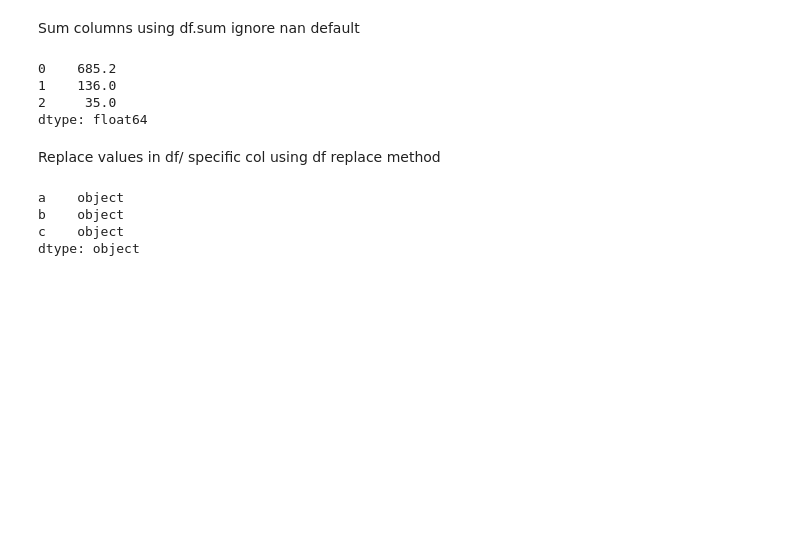
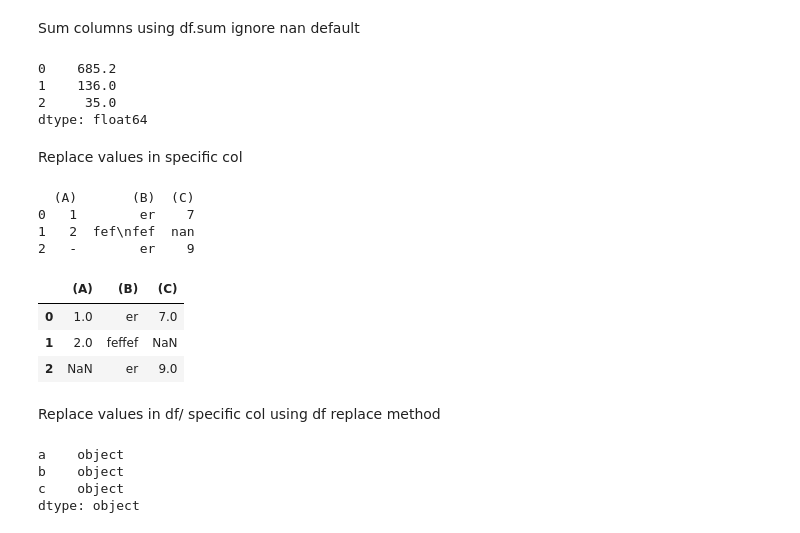
Before and after one commit to noaihere/distillery, a Jupyter notebook: short_python.ipynb, the cells around one changed output. Cells and saved outputs as stored; diff of their text form; code cells hidden in the pictures; blank space fills up the shorter version.

```diff
--- a/short_python.ipynb
+++ b/short_python.ipynb
@@ -152,6 +242,27 @@ df[['b','z']].sum(axis=1)
 1    136.0
 2     35.0
 dtype: float64
+# %% [markdown]
+Replace values in specific col
+# %%
+import numpy as np
+df = pd.DataFrame({'(A)':[1,2,'-'],
+                   '(B)':["er","fef\nfef","er"],
+                   '(C)':[7,'nan',9]})
+print(df)
+df["(A)"] = df["(A)"].replace("-", np.nan)
+df['(B)'] = df['(B)'].replace(r'\n','', regex=True)
+df['(C)'] = df['(C)'].replace('nan',np.nan)
+df
+# %% [output]
+  (A)       (B)  (C)
+0   1        er    7
+1   2  fef\nfef  nan
+2   -        er    9
+|  | (A) | (B) | (C) |
+| 0 | 1.0 | er | 7.0 |
+| 1 | 2.0 | feffef | NaN |
+| 2 | NaN | er | 9.0 |
 # %% [markdown]
 Replace values in df/ specific col using df replace method
 # %%
```
Also changed, not shown: parts of 8 cells of this notebook.
